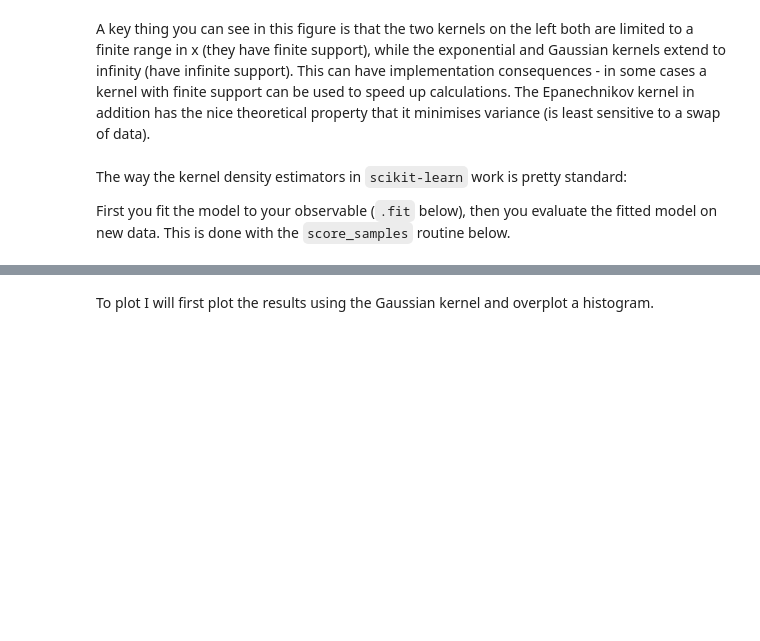
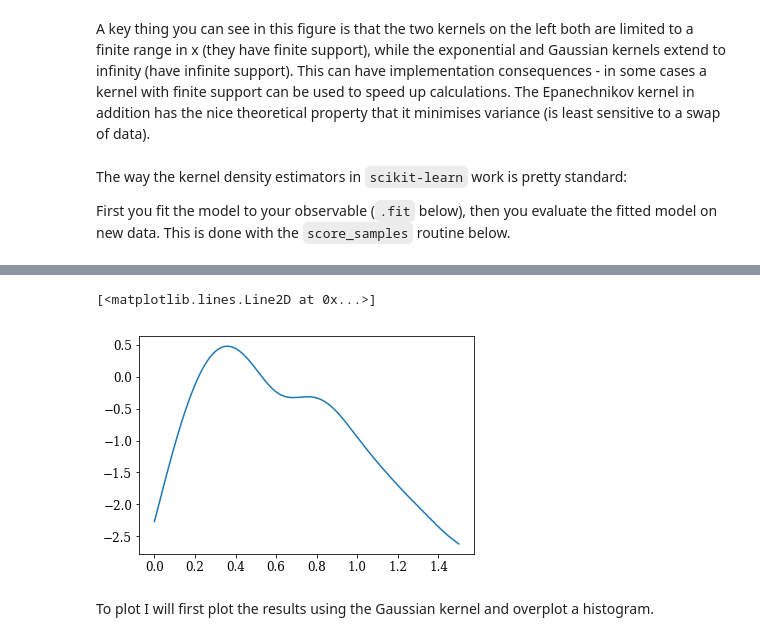
Before and after one commit to jbrinchmann/MLD2023, a Jupyter notebook: Lectures/Lecture 2/Notebooks/Density estimation-MLD2023.ipynb, the cells around one changed output, grey strips where cells are left out. Drawn from its saved outputs; the diff is of its cells as text; code cells hidden in the pictures; blank space fills up the shorter version.

```diff
--- a/Lectures/Lecture 2/Notebooks/Density estimation-MLD2023.ipynb
+++ b/Lectures/Lecture 2/Notebooks/Density estimation-MLD2023.ipynb
@@ -126,6 +148,11 @@ xout = xout[:, None]
 
 # Then evaluate the KDE solutions
 log_dens = kde.score_samples(xout)
+# %%
+plt.plot(xout, log_dens)
+# %% [output]
+[<matplotlib.lines.Line2D at 0x...>]
+[figure, added]
 # %% [markdown]
 To plot I will first plot the results using the Gaussian kernel and overplot a histogram.
 # %%
```
Also changed, not shown: parts of 7 cells of this notebook.
